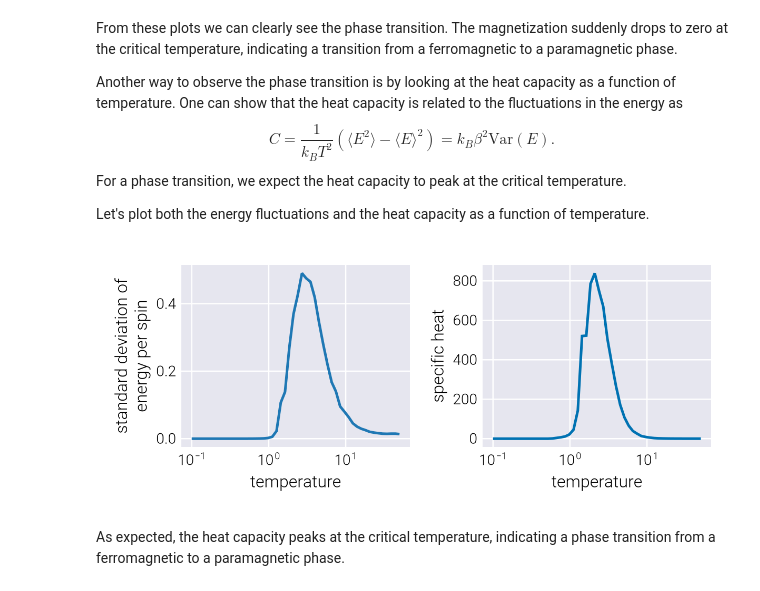
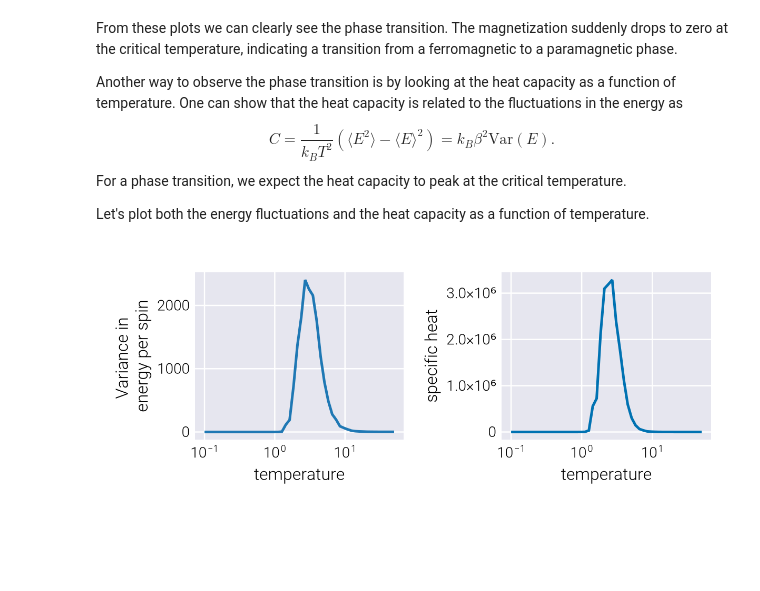
Before and after one commit to mrazomej/active_inference_tutorials, a Jupyter notebook: code/exploratory/ising_model_sim.ipynb, the cells around one changed output. Drawn from its saved outputs; the diff is of its cells as text; code cells hidden in the pictures; blank space fills up the shorter version.

```diff
--- a/code/exploratory/ising_model_sim.ipynb
+++ b/code/exploratory/ising_model_sim.ipynb
@@ -657,6 +657,7 @@ df_en = DF.sort!(
         DF.groupby(df, :T),
         :energy => StatsBase.mean => :energy_mean,
         :energy => StatsBase.std => :energy_std,
+        :energy => StatsBase.var => :energy_var,
         :magnetization => StatsBase.mean => :magnetization_mean,
         :magnetization => StatsBase.std => :magnetization_std,
     ),
@@ -730,40 +731,37 @@ fig = Figure(size=(600, 250))
 ax1 = Axis(
     fig[1, 1],
     xlabel="temperature",
-    ylabel="standard deviation of\nenergy per spin",
+    ylabel="Variance in \nenergy per spin",
     xscale=log10,
     aspect=AxisAspect(1.25)
 )
 
 # Plot std in energy per spin
 lines!(
     ax1,
     df_en.T,
-    df_en.energy_std ./ length(x_init),
+    df_en.energy_var ./ length(x_init),
     linewidth=2.5,
     color=ColorSchemes.Paired_10[2],
 )
 
 # Add axis for specific heat plot
 ax2 = Axis(
     fig[1, 2],
     xlabel="temperature",
     ylabel="specific heat",
     xscale=log10,
     aspect=AxisAspect(1.25)
 )
 
 # Plot specific heat
 lines!(
     ax2,
     df_en.T,
-    df_en.energy_std ./ df_en.T .^ 2,
+    df_en.energy_var ./ df_en.T .^ 2,
     linewidth=2.5,
 )
 
 fig
 # %% [output]
-[figure, old version]
+[figure, new version]
-# %% [markdown]
-As expected, the heat capacity peaks at the critical temperature, indicating a
-phase transition from a ferromagnetic to a paramagnetic phase.
```
Also changed, not shown: parts of 6 cells of this notebook.
